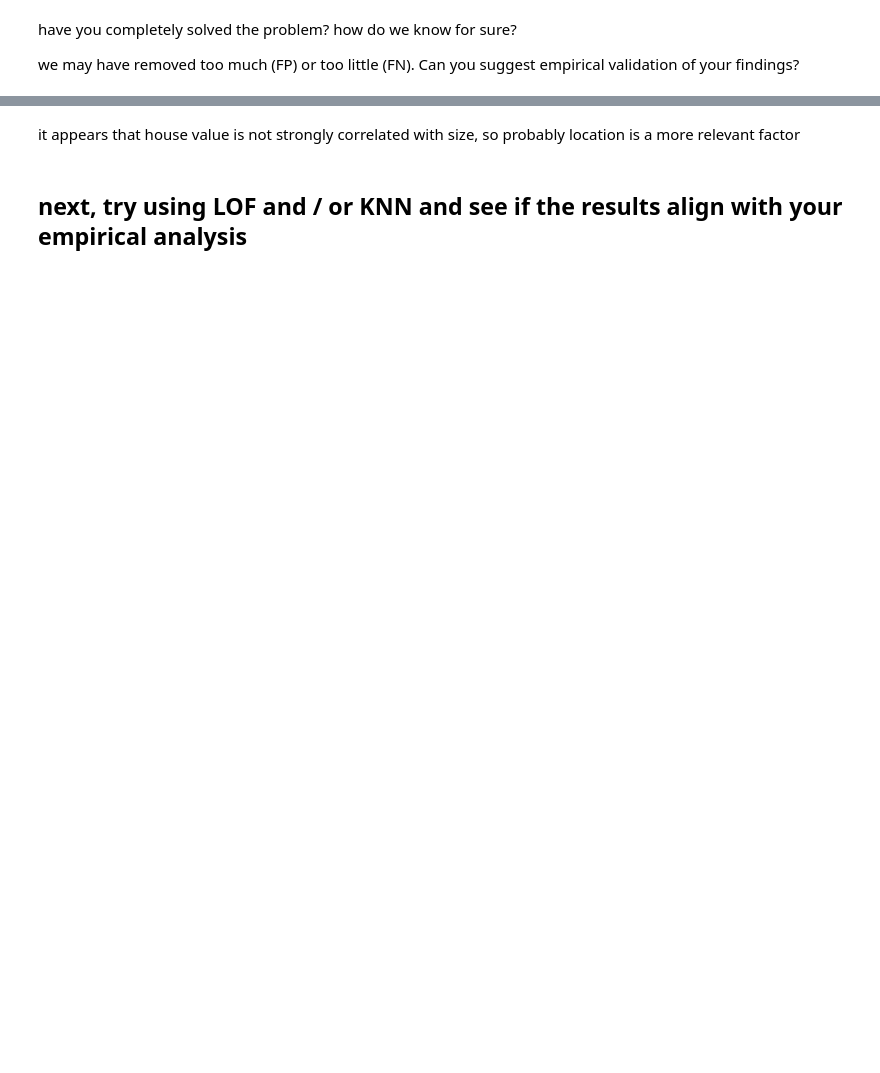
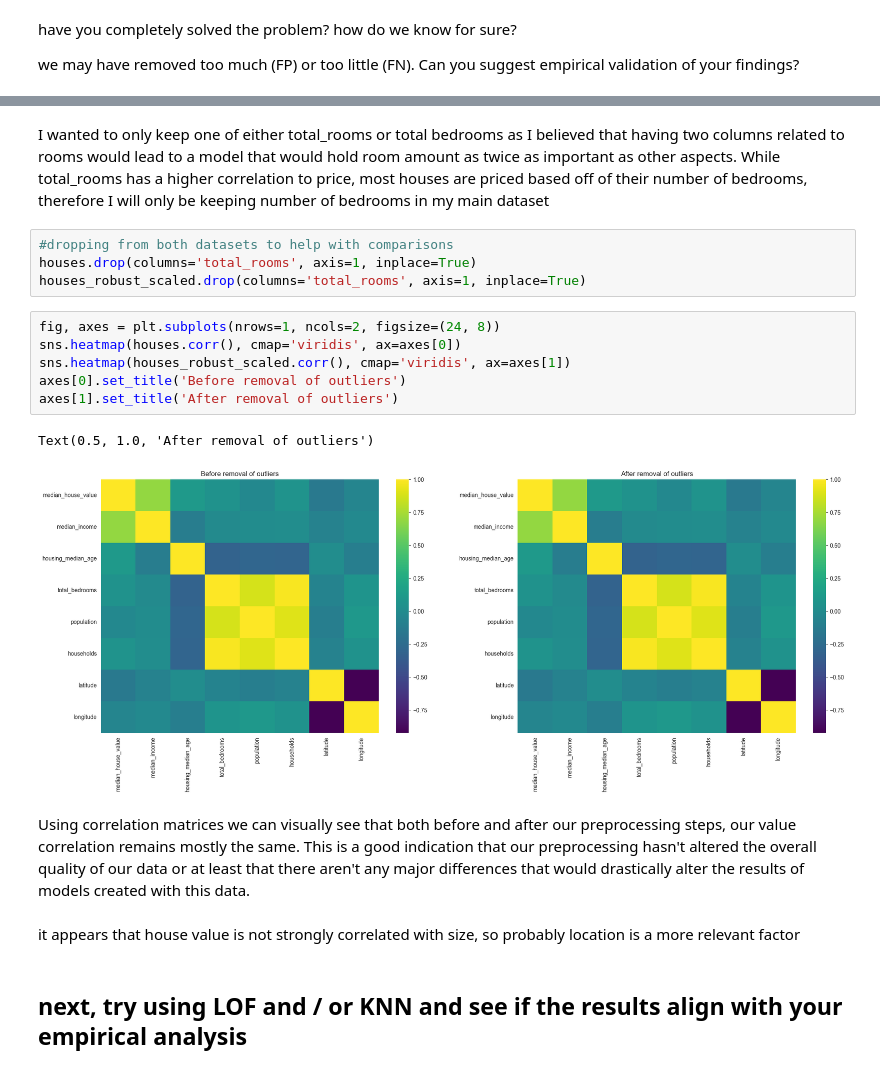
Before and after one commit to 28Storm28/CSC3831-Part1, a Jupyter notebook: Anomaly_detection_coursework_starter.ipynb, the cells around one changed output, grey strips where cells are left out. Saved outputs shown, nothing was run; the diff lists cells and outputs as text; blank space fills up the shorter version.

```diff
--- a/Anomaly_detection_coursework_starter.ipynb
+++ b/Anomaly_detection_coursework_starter.ipynb
@@ -243,3 +266,25 @@ plt.show()
+# %% [markdown]
+I wanted to only keep one of either total_rooms or total bedrooms as I believed that having two columns related to rooms
+would lead to a model that would hold room amount as twice as important as other aspects.
+While total_rooms has a higher correlation to price, most houses are priced based off of their number of bedrooms,
+therefore I will only be keeping number of bedrooms in my main dataset
+# %%
+#dropping from both datasets to help with comparisons
+houses.drop(columns='total_rooms', axis=1, inplace=True)
+houses_robust_scaled.drop(columns='total_rooms', axis=1, inplace=True)
+# %%
+fig, axes = plt.subplots(nrows=1, ncols=2, figsize=(24, 8))
+sns.heatmap(houses.corr(), cmap='viridis', ax=axes[0])
+sns.heatmap(houses_robust_scaled.corr(), cmap='viridis', ax=axes[1])
+axes[0].set_title('Before removal of outliers')
+axes[1].set_title('After removal of outliers')
+# %% [output]
+Text(0.5, 1.0, 'After removal of outliers')
+[figure, added]
+# %% [markdown]
+Using correlation matrices we can visually see that both before and after our preprocessing steps, our value correlation remains mostly the same.
+This is a good indication that our preprocessing hasn't altered the overall quality of our data or at least that there aren't any major differences that would drastically alter the results
+of models created with this data.
 # %% [markdown]
 it appears that house value is not strongly correlated with size, so probably location is a more relevant factor
 # %% [markdown]
```
Also changed, not shown: parts of 15 cells of this notebook.
